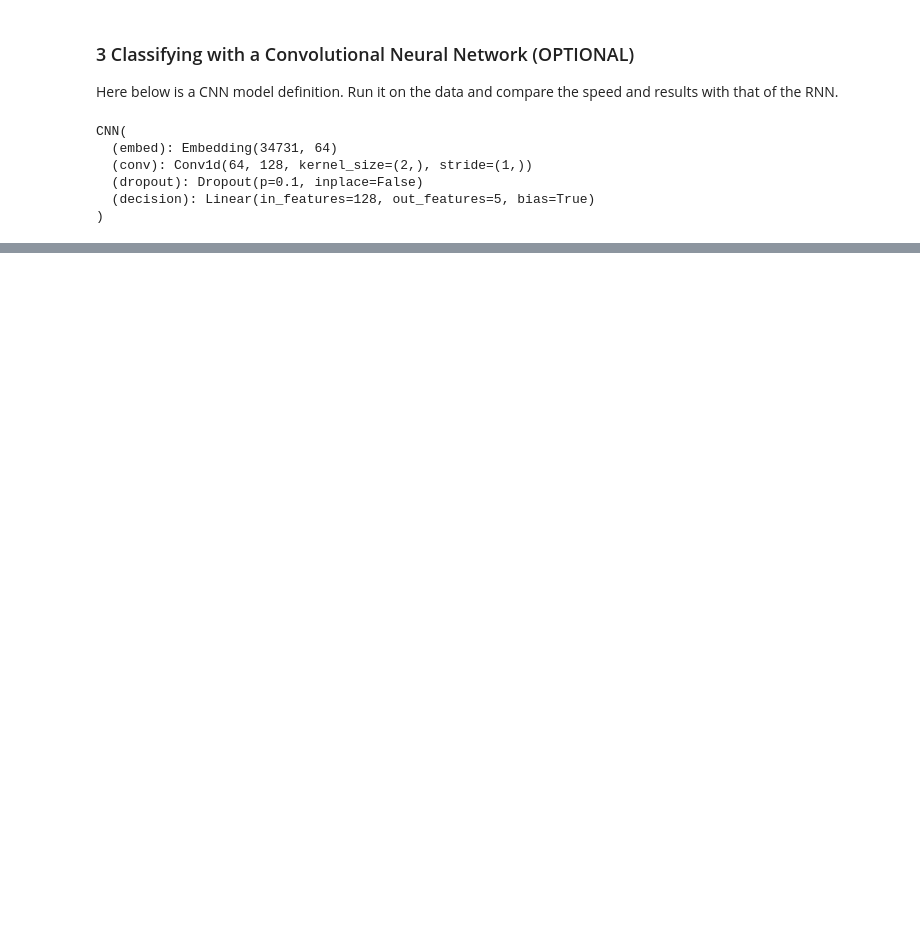
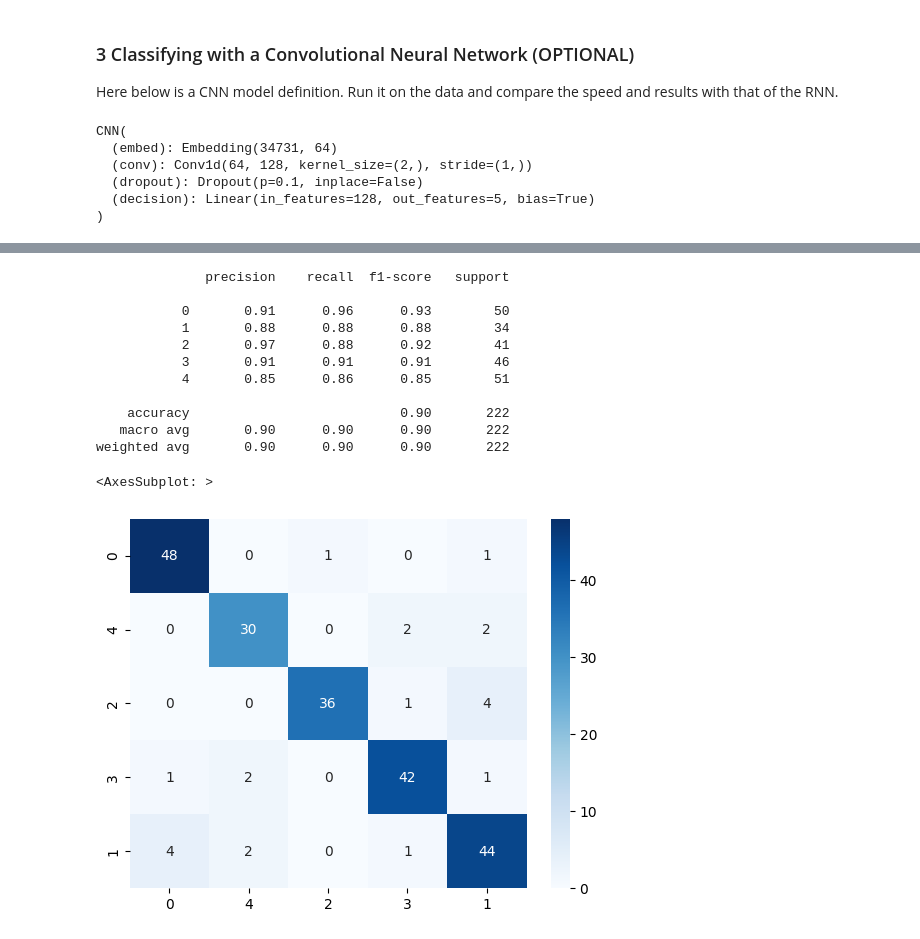
Before and after one commit to ClementineBleuze/m1-data-science-td, a Jupyter notebook: class14-neural-classification/14_X_neural_classification.ipynb, the cells around one changed output, grey strips where cells are left out. Drawn from its saved outputs; the diff is of its cells as text; code cells hidden in the pictures; blank space fills up the shorter version.

```diff
--- a/class14-neural-classification/14_X_neural_classification.ipynb
+++ b/class14-neural-classification/14_X_neural_classification.ipynb
@@ -562,5 +629,5 @@ CNN(
   (decision): Linear(in_features=128, out_features=5, bias=True)
 )
 # %%
-fit(cnn_model, train_loader, epochs = 3)
+fit(cnn_model, epochs = 5)
 # %% [output]
@@ -567,0 +649,31 @@ TypeError: fit() got multiple values for argument 'epochs'
+# %%
+# predict the labels for the validation set
+y_pred = []
+y_true = []
+with torch.no_grad():
+    for x, y in valid_loader:
+        y_scores = cnn_model(x)
+        y_pred.extend(torch.max(y_scores, 1)[1].tolist())
+        y_true.extend(y.tolist())
+
+# print the classification report
+print(classification_report(y_true, y_pred))
+
+# print the confusion matrix
+cm = confusion_matrix(y_true, y_pred)
+# heatmap
+sns.heatmap(cm, annot=True, fmt="d", cmap="Blues", xticklabels=df.labels.unique(), yticklabels=df.labels.unique())
+# %% [output]
+              precision    recall  f1-score   support
+
+           0       0.91      0.96      0.93        50
+           1       0.88      0.88      0.88        34
+           2       0.97      0.88      0.92        41
+           3       0.91      0.91      0.91        46
+           4       0.85      0.86      0.85        51
+
+    accuracy                           0.90       222
+   macro avg       0.90      0.90      0.90       222
+weighted avg       0.90      0.90      0.90       222
+<AxesSubplot: >
+[figure, added]
```
Also changed, not shown: parts of 16 cells of this notebook, 3 other files.
